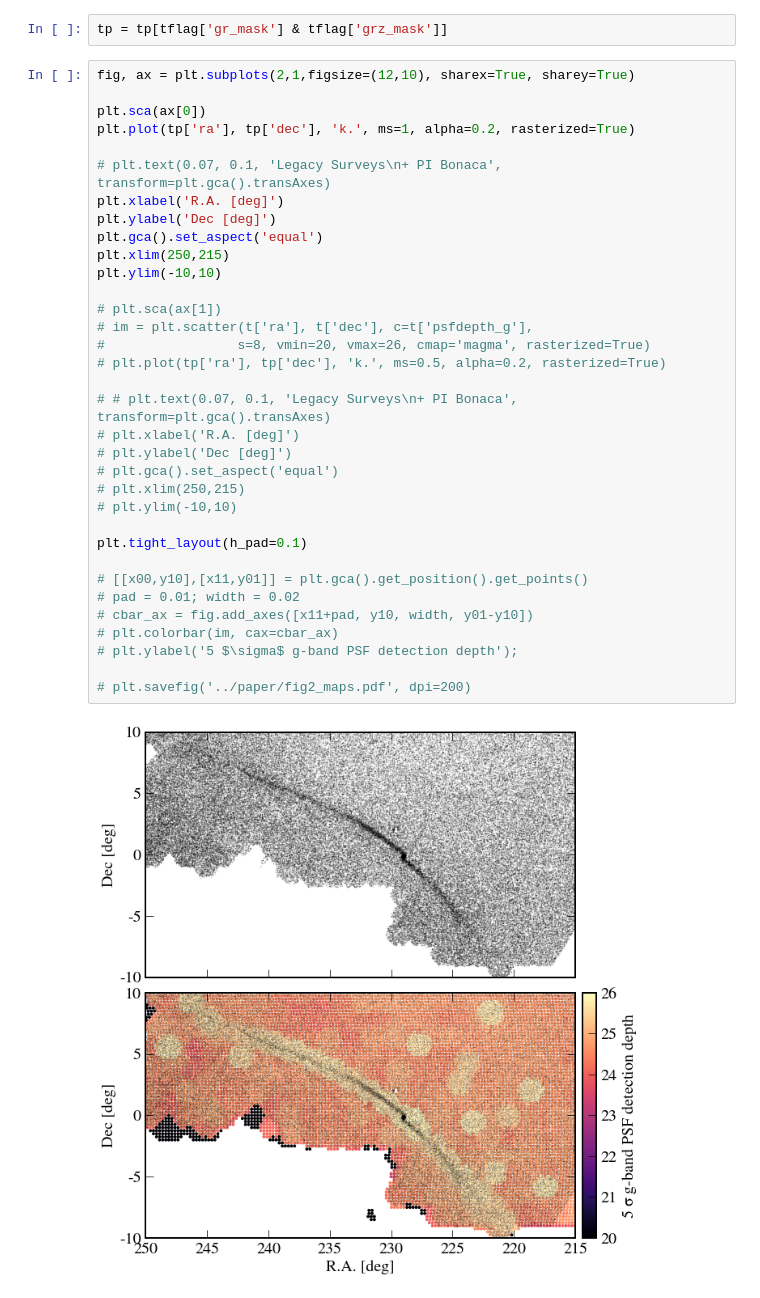
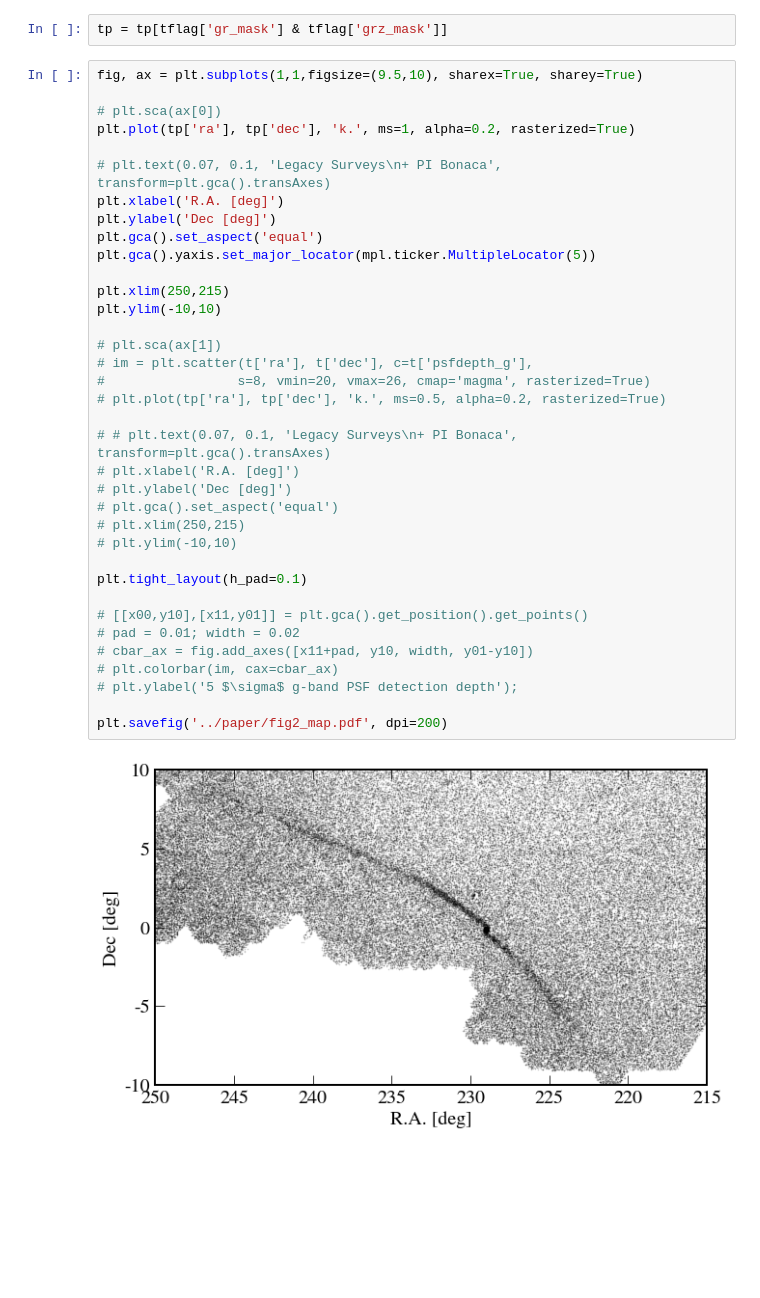
Before and after one commit to adrn/Pal5sBiggestFan, a Jupyter notebook: notebooks/fig_map.ipynb, the cells around one changed output. Saved outputs shown, nothing was run; the diff lists cells and outputs as text; blank space fills up the shorter version.

```diff
--- a/notebooks/fig_map.ipynb
+++ b/notebooks/fig_map.ipynb
@@ -21,38 +21,40 @@ tflag = Table.read('../data/cmd_masks_orig.fits')
 # %%
 tp = tp[tflag['gr_mask'] & tflag['grz_mask']]
 # %%
-fig, ax = plt.subplots(2,1,figsize=(12,10), sharex=True, sharey=True)
+fig, ax = plt.subplots(1,1,figsize=(9.5,10), sharex=True, sharey=True)
 
-plt.sca(ax[0])
+# plt.sca(ax[0])
 plt.plot(tp['ra'], tp['dec'], 'k.', ms=1, alpha=0.2, rasterized=True)
 
 # plt.text(0.07, 0.1, 'Legacy Surveys\n+ PI Bonaca', transform=plt.gca().transAxes)
 plt.xlabel('R.A. [deg]')
 plt.ylabel('Dec [deg]')
 plt.gca().set_aspect('equal')
+plt.gca().yaxis.set_major_locator(mpl.ticker.MultipleLocator(5))
+
 plt.xlim(250,215)
 plt.ylim(-10,10)
 
 # plt.sca(ax[1])
 # im = plt.scatter(t['ra'], t['dec'], c=t['psfdepth_g'],
 #                 s=8, vmin=20, vmax=26, cmap='magma', rasterized=True)
 # plt.plot(tp['ra'], tp['dec'], 'k.', ms=0.5, alpha=0.2, rasterized=True)
 
 # # plt.text(0.07, 0.1, 'Legacy Surveys\n+ PI Bonaca', transform=plt.gca().transAxes)
 # plt.xlabel('R.A. [deg]')
 # plt.ylabel('Dec [deg]')
 # plt.gca().set_aspect('equal')
 # plt.xlim(250,215)
 # plt.ylim(-10,10)
 
 plt.tight_layout(h_pad=0.1)
 
 # [[x00,y10],[x11,y01]] = plt.gca().get_position().get_points()
 # pad = 0.01; width = 0.02
 # cbar_ax = fig.add_axes([x11+pad, y10, width, y01-y10])
 # plt.colorbar(im, cax=cbar_ax)
 # plt.ylabel('5 $\sigma$ g-band PSF detection depth');
 
-# plt.savefig('../paper/fig2_maps.pdf', dpi=200)
+plt.savefig('../paper/fig2_map.pdf', dpi=200)
 # %% [output]
-[figure, old version]
+[figure, new version]
```
Also changed, not shown: 1 other file.
